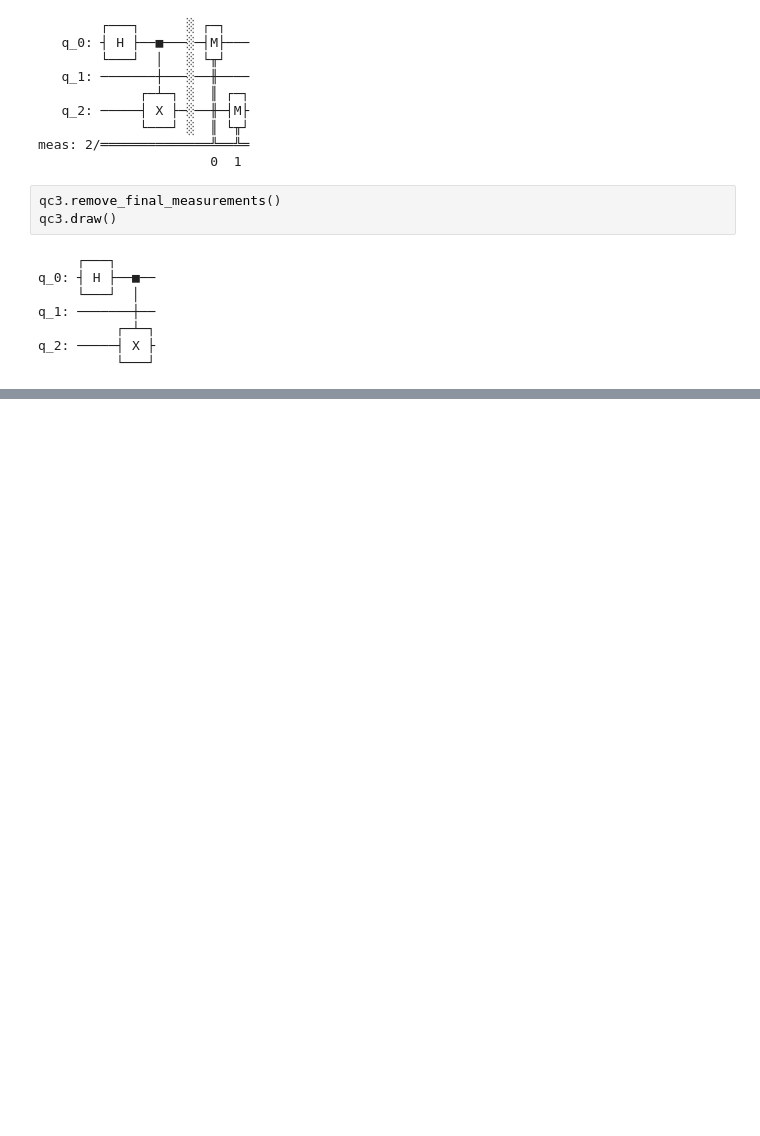
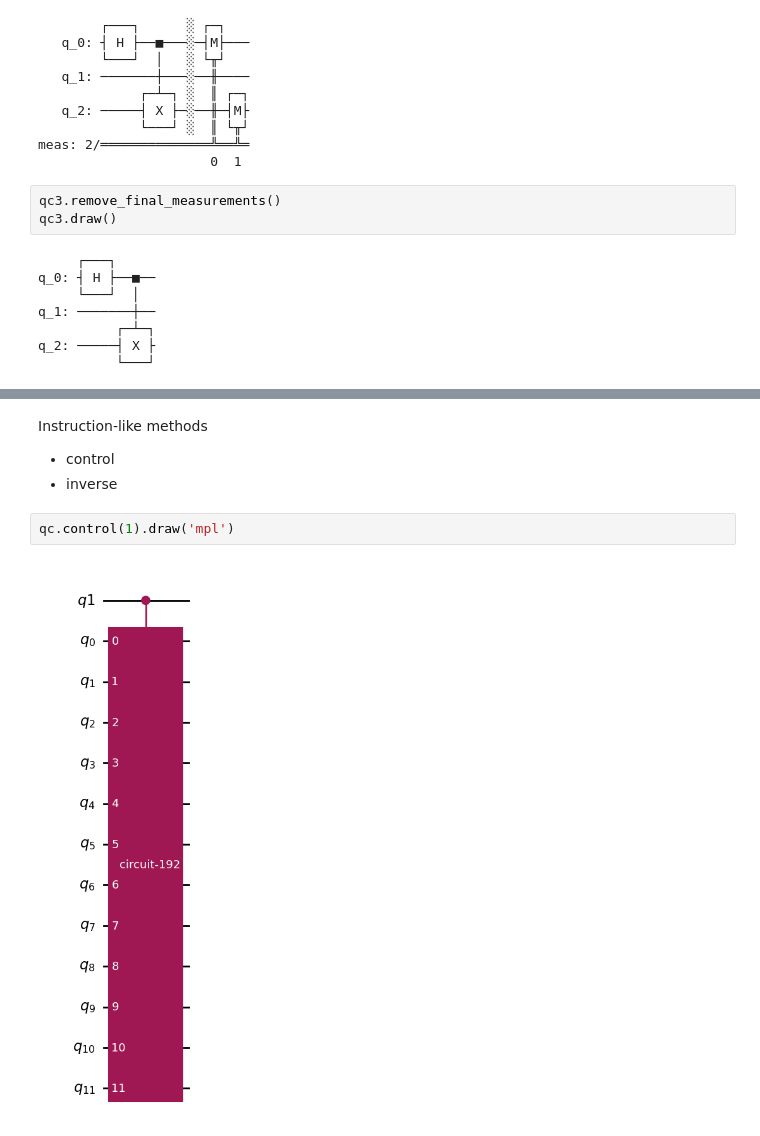
Before and after one commit to kibrahim757/qiskit_certification_examples, a Jupyter notebook: 1_2_Quantum_Operations.ipynb, the cells around one changed output, grey strips where cells are left out. Cells and saved outputs as stored; diff of their text form; blank space fills up the shorter version.

```diff
--- a/1_2_Quantum_Operations.ipynb
+++ b/1_2_Quantum_Operations.ipynb
@@ -641,0 +678,9 @@ q_2: ─────┤ X ├
+# %% [markdown]
+Instruction-like methods
+
+* control
+* inverse
+# %%
+qc.control(1).draw('mpl')
+# %% [output]
+[figure, added]
```
Also changed, not shown: parts of 13 cells of this notebook.
